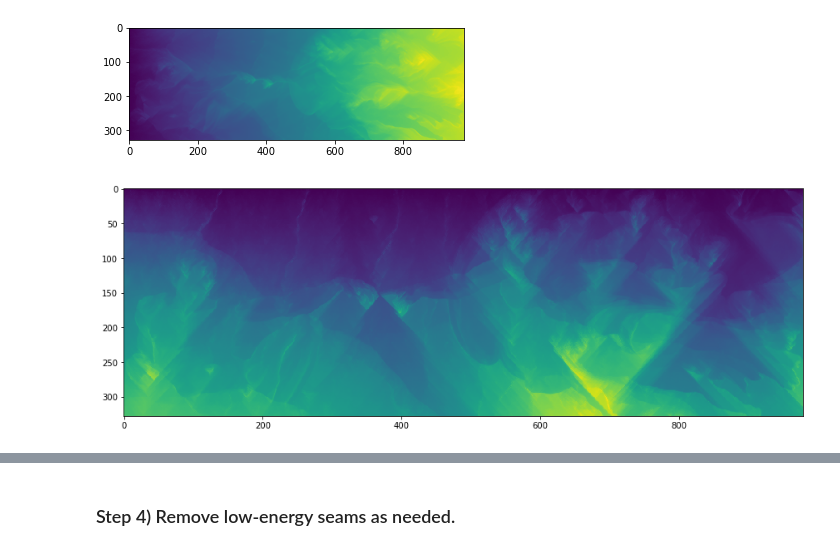
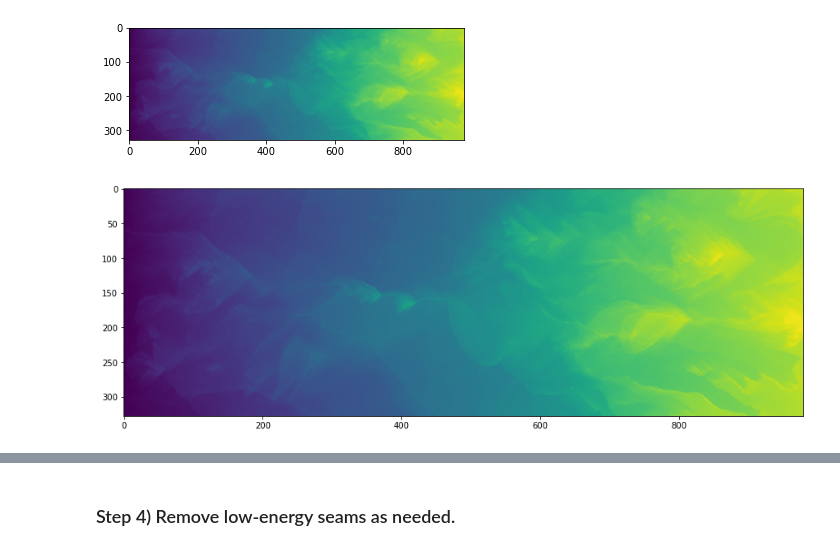
Before and after one commit to SebastianBitsch/seam-carving, a Jupyter notebook: exploration.ipynb, the cells around one changed output, grey strips where cells are left out. Drawn from its saved outputs; the diff is of its cells as text; code cells hidden in the pictures.

```diff
--- a/exploration.ipynb
+++ b/exploration.ipynb
@@ -94,8 +106,23 @@ def gradient_magnitude_scharr(im: np.ndarray) -> np.ndarray:
 This can be done by various algorithms: gradient magnitude, entropy, visual saliency, eye-gaze movement.[1] Here we use gradient magnitude.
 # %%
 # im_grad = gradient_magnitude(im_gray)
-im_grad = gradient_magnitude_sobel(im_gray)
+grad = ScharrGradientMagnitude()
+im_grad = grad.grad(im_gray)
 plt.imshow(im_grad)
 plt.show()
 # %% [output]
 [figure]
+# %%
+def cumulative_min_energy(im, vertically = True):
+    """ Calculates the cumulative energy in an image either horizontally or vertically """
+    cumm = np.copy(im)
+
+    for i in range(1, im.shape[not vertically]):
+        for j in range(0, im.shape[vertically]):
+            offset = 0 if j == 0 else 1
+            if vertically:
+                cumm[i,j] = np.min(cumm[i-1,j-offset:j+2]) + im_grad[i,j]
+            else:
+                cumm[j,i] = np.min(cumm[j-offset:j+2, i-1]) + im_grad[j,i]
+
+    return cumm
@@ -151,8 +199,8 @@ def cumulative_min_energy(im, vertically = True):
 
     return cumm
 # %%
-cumm = cumulative_min_energy(im_grad, vertically = True)
+cumm = cumulative_min_energy(im_grad, vertically = False)
 
 plot(cumm)
 # %% [output]
-[figure, old version]
+[figure, new version]
```
Also changed, not shown: parts of 13 cells of this notebook, 2 other files.
